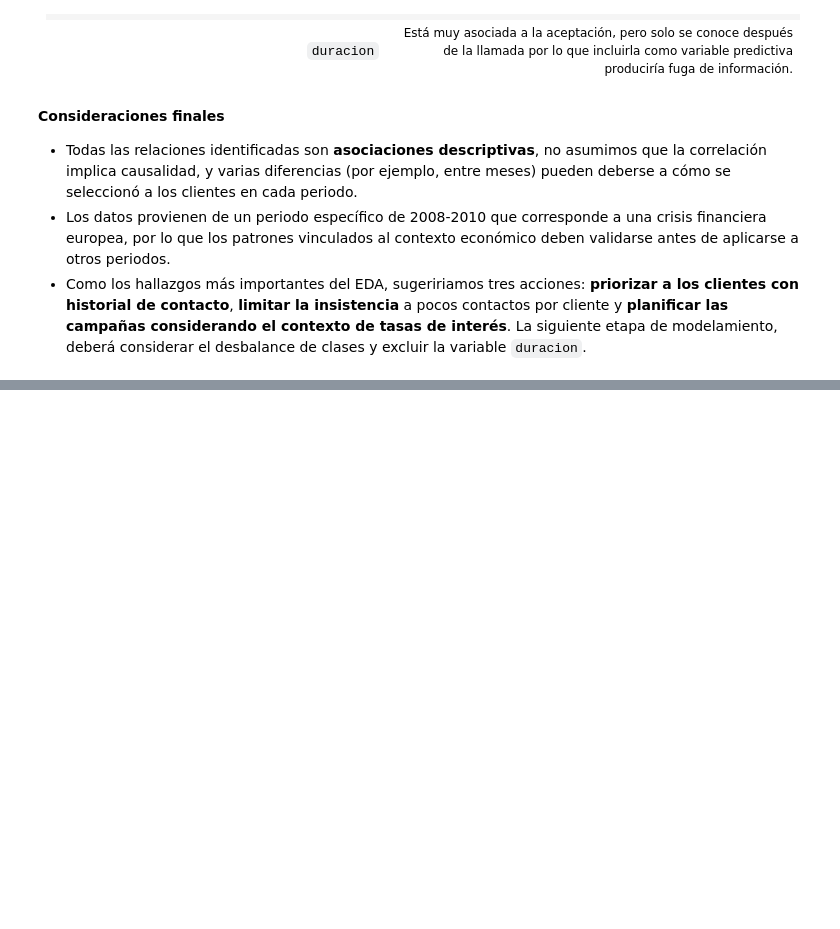
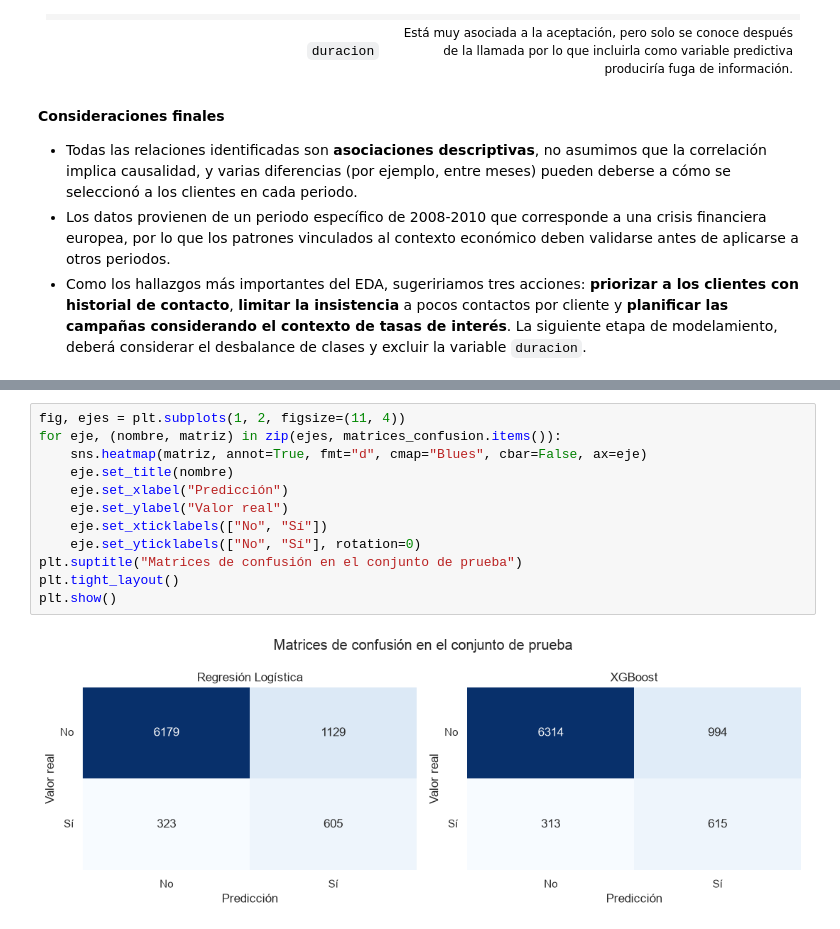
Before and after one commit to Lavacacharles/Predicting-Acceptance-in-Banking-Telemarketing-, a Jupyter notebook: code/proyecto_analisis_bancario.ipynb, the cells around one changed output, grey strips where cells are left out. Drawn from its saved outputs; the diff is of its cells as text; blank space fills up the shorter version.

```diff
--- a/code/proyecto_analisis_bancario.ipynb
+++ b/code/proyecto_analisis_bancario.ipynb
@@ -1457,0 +1645,14 @@ Esto no es concluyente ya que como toda relación exploratoria, encontramos asoc
+# %%
+fig, ejes = plt.subplots(1, 2, figsize=(11, 4))
+for eje, (nombre, matriz) in zip(ejes, matrices_confusion.items()):
+    sns.heatmap(matriz, annot=True, fmt="d", cmap="Blues", cbar=False, ax=eje)
+    eje.set_title(nombre)
+    eje.set_xlabel("Predicción")
+    eje.set_ylabel("Valor real")
+    eje.set_xticklabels(["No", "Sí"])
+    eje.set_yticklabels(["No", "Sí"], rotation=0)
+plt.suptitle("Matrices de confusión en el conjunto de prueba")
+plt.tight_layout()
+plt.show()
+# %% [output]
+[figure, added]
```
Also changed, not shown: parts of 30 cells of this notebook, 30 other files.
